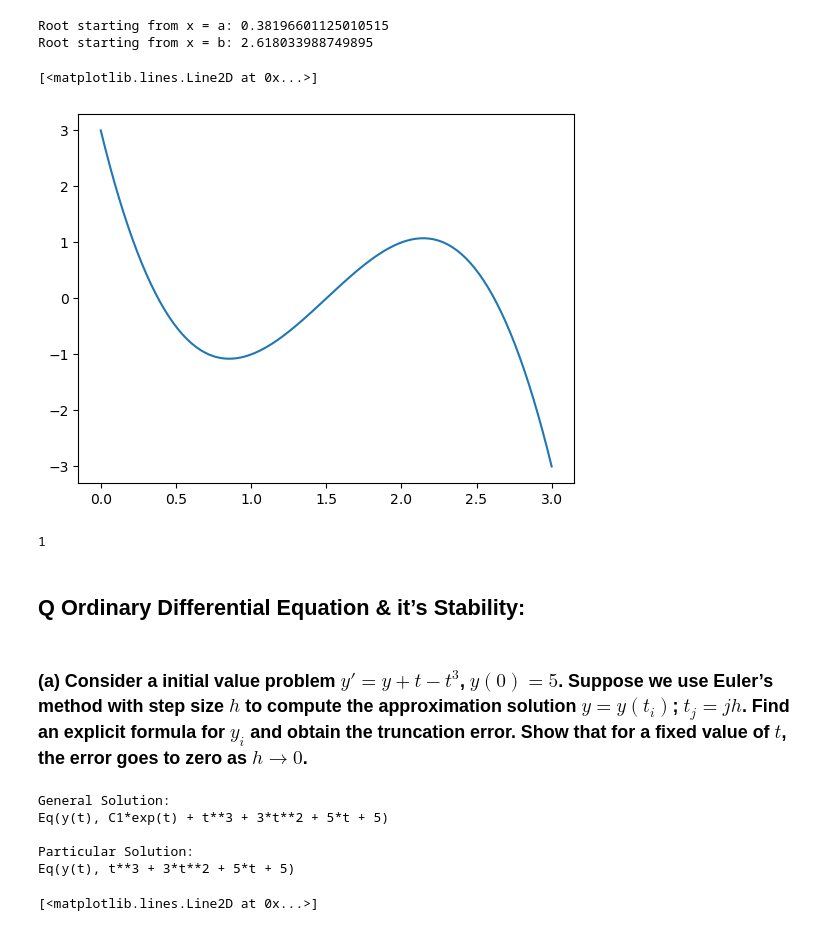
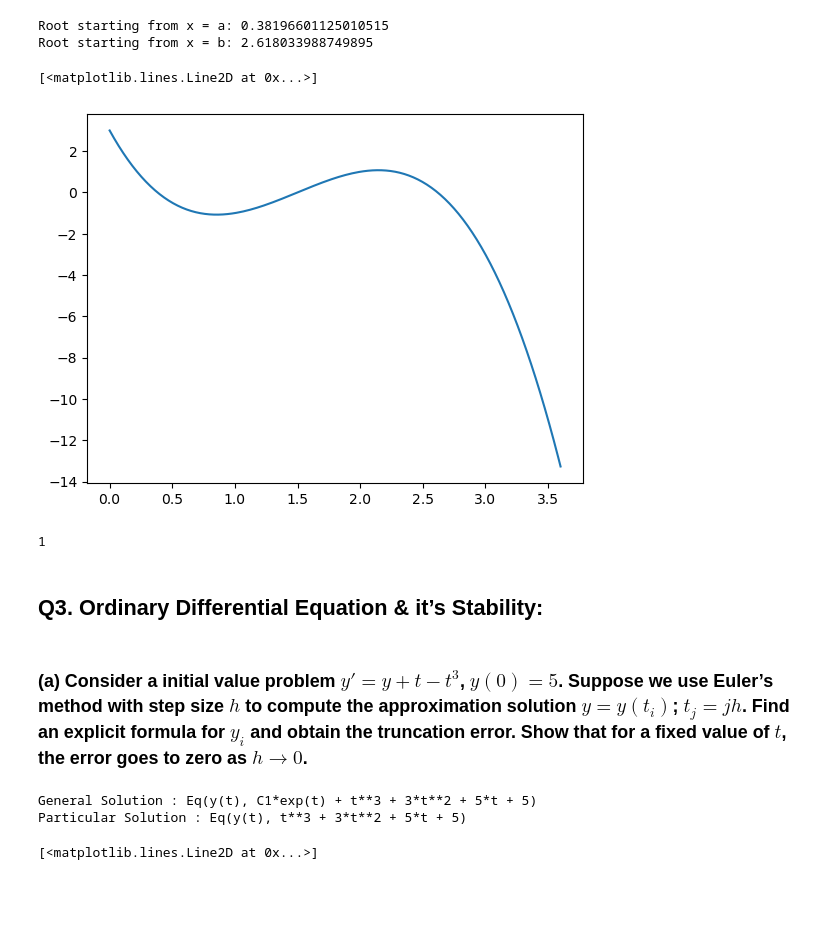
Before and after one commit to ashwin-r-k/IITK_notebooks, a Jupyter notebook: NumericalMethods/SPA623M_HW2_Ashwin_241310004.ipynb, the cells around one changed output. Saved outputs shown, nothing was run; the diff lists cells and outputs as text; code cells hidden in the pictures; blank space fills up the shorter version.

```diff
--- a/NumericalMethods/SPA623M_HW2_Ashwin_241310004.ipynb
+++ b/NumericalMethods/SPA623M_HW2_Ashwin_241310004.ipynb
@@ -296,50 +327,40 @@ $\displaystyle \alpha \left(1 + \frac{- a + x}{- a + b}\right) \left(- b + x\rig
 # %%
-import sympy as sp
-import numpy as np
 from scipy.optimize import newton
 
-# Define symbols
 x = sp.symbols('x')
 a, b, alpha = sp.symbols('a b alpha')
 
 a,b,alpha = 1,2,-1
-# Define the function expression
+
 func_exp = (x - a)**2 * (1 + (x - b) / (a - b)) + alpha * (x - b)**2 * (1 + (x - a) / (b - a))
 
-#func_exp = x**2 - 2*x + 1
-# Differentiate the function with respect to x
 func_exp_d1 = sp.diff(func_exp, x)
 
-# Lambdify the function and its derivative for numerical evaluation
 func = sp.lambdify(x, func_exp, 'numpy')
 func_prime = sp.lambdify(x, func_exp_d1, 'numpy')
 
-# Set parameters
 a_val = 0
-b_val = 2.2
+b_val = 2.6
 
-# Initial guesses for x
 x0_a = a_val
 x0_b = b_val
 
-# Use scipy.optimize.newton to find roots starting from x = a and x = b
 try:
     root_from_a = newton(func, x0_a, fprime=func_prime)
     root_from_b = newton(func, x0_b, fprime=func_prime)
 except RuntimeError as e:
     print(f"Error finding root: {e}")
 
-# Output results
 print(f"Root starting from x = a: {root_from_a}")
 print(f"Root starting from x = b: {root_from_b}")
 # %% [output]
 Root starting from x = a: 0.38196601125010515
 Root starting from x = b: 2.618033988749895
 # %%
-xline = np.linspace(a_val, b_val, 200)
+xline = np.linspace(a_val, b_val+1, 200)
 yline = func(xline)
 plt.plot(xline, yline, label='f(x)')
 # %% [output]
 [<matplotlib.lines.Line2D at 0x...>]
-[figure, old version]
+[figure, new version]
 # %%
@@ -347,39 +368,27 @@ func(2)
 # %% [output]
 1
 # %% [markdown]
-## Q Ordinary Differential Equation & it’s Stability:
+## Q3. Ordinary Differential Equation & it’s Stability:
 # %% [markdown]
 ### (a) Consider a initial value problem $y' = y + t - t^3$, $y(0) = 5$. Suppose we use Euler’s method with step size $h$ to compute the approximation solution $y = y(t_i)$; $t_j = jh$. Find an explicit formula for $y_i$ and obtain the truncation error. Show that for a fixed value of $t$, the error goes to zero as $h \to 0$.
 # %%
 import sympy as sp
 
-# Define the independent variable and the dependent function
 t = sp.symbols('t')
 y = sp.Function('y')(t)
 
-# Define the differential equation
 diff_eq = sp.Eq(sp.Derivative(y, t), y + t - t**3)
 
-# Solve the differential equation
 solution = sp.dsolve(diff_eq, y)
 
-# Display the solution
-print("General Solution:")
-print(solution)
+print(f"General Solution : {solution}")
 
-# Define the initial condition y(0) = 5
 ics = {y.subs(t, 0): 5}
 
-# Solve with initial condition
 particular_solution = sp.dsolve(diff_eq, y, ics=ics)
 
-# Display the particular solution
-print("\nParticular Solution:")
-print(particular_solution)
+print(f"Particular Solution : {particular_solution}")
 # %% [output]
-General Solution:
-Eq(y(t), C1*exp(t) + t**3 + 3*t**2 + 5*t + 5)
-
-Particular Solution:
-Eq(y(t), t**3 + 3*t**2 + 5*t + 5)
+General Solution : Eq(y(t), C1*exp(t) + t**3 + 3*t**2 + 5*t + 5)
+Particular Solution : Eq(y(t), t**3 + 3*t**2 + 5*t + 5)
 # %%
```
Also changed, not shown: parts of 20 cells of this notebook, 3 other files.
